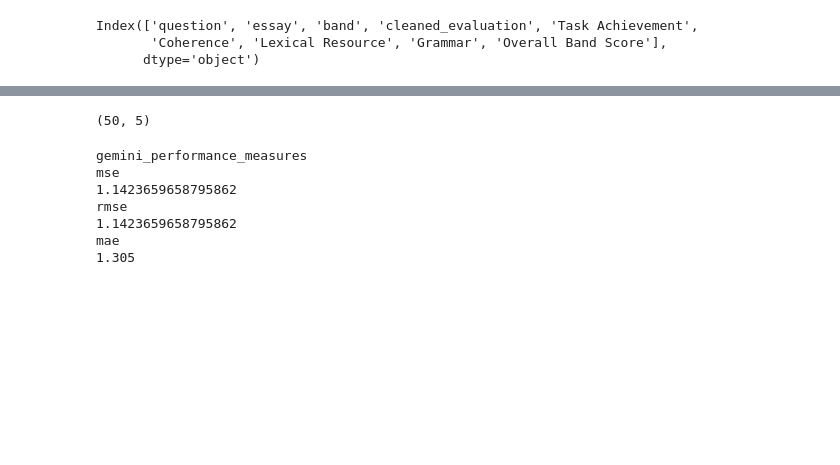
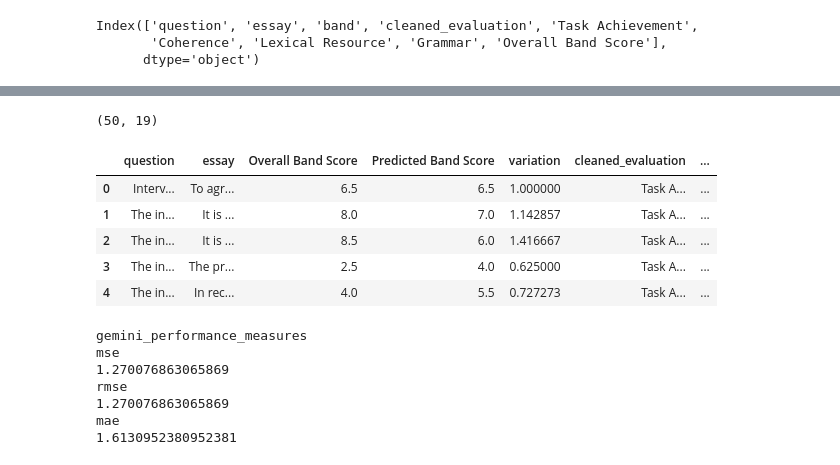
Before and after one commit to haydenkerr/INFT3039-Capstone1-GroupA-25, a Jupyter notebook: dataset_RAG/gemini_rag_dataset.ipynb, the cells around one changed output, grey strips where cells are left out. Saved outputs shown, nothing was run; the diff lists cells and outputs as text; code cells hidden in the pictures; blank space fills up the shorter version.

Commit message:
updated for similarity tests

```diff
--- a/dataset_RAG/gemini_rag_dataset.ipynb
+++ b/dataset_RAG/gemini_rag_dataset.ipynb
@@ -235,11 +236,33 @@ for _, row in df_test.iterrows():
     # print("Question: "+row['question']+ "\n")
     # print("Essay: "+row['essay']+ "\n")
     # print("Overall Score: "+str(row["Overall Band Score"])+ "\n")
-    # print("Predicted Band Score:", result["overall score"])
-    print("---------")
-    # add row as list of dictionaries
-    result_json = json.loads(result["graded_response"][8:-3])
-    new_row = (row['question'],row['essay'],float(row["Overall Band Score"]),result_json["overall score"],float(row["Overall Band Score"])/float(result_json["overall score"]))
+
+    print("---------"+str(processed_rows))
+
+    json_text = re.search(r"\{.*\}", result["graded_response"], re.DOTALL)
+    # print(json_text)
+    #  clean json_text to change all single quotes to double quotes
+    json_text = json_text.group() #.replace("'", '"')
+    #  convert string to json
+
+    if json_text:
+        result_json = json.loads(json_text)
+    else:
+        result_json = json.loads("{}")
+
+
+
+    # print(json.dumps(single_test_json, indent=4, sort_keys=True))
+    new_row = (row['question'],row['essay'],
+               float(row["Overall Band Score"]),result_json["overall_score"],
+               float(row["Overall Band Score"])/float(result_json["overall_score"]),
+               row["cleaned_evaluation"], result_json["overall_feedback"],
+               float(row["Task Achievement"]),result_json["task_achievement_score"],result_json["task_achievement_feedback"],
+               float(row["Coherence"]),result_json["coherence_score"],result_json["coherence_feedback"],
+               float(row["Grammar"]),result_json["grammar_score"],result_json["grammar_feedback"],
+               float(row["Lexical Resource"]),result_json["lexical_resource_score"],result_json["lexical_resource_feedback"]
+               )
+
     rag_results.append(new_row)
     processed_rows += 1
 # %% [output]
@@ -263,12 +288,25 @@ for _, row in df_test.iterrows():
 # %%
 
 # convert list of dictionaries to dataframe
-rag_results = pd.DataFrame(rag_results, columns = ['question','essay','Overall Band Score','Predicted Band Score','variation'])
+rag_results = pd.DataFrame(rag_results, columns = ['question','essay','Overall Band Score',
+                                                   'Predicted Band Score','variation',
+                                                   'cleaned_evaluation','Predicted Overall Feedback',
+                                                   'Task Achievement','Predicted Task Achievement','Predicted Task Achievement Feedback',
+                                                   'Coherence','Predicted Coherence','Predicted Coherence Feedback',
+                                                   'Grammar','Predicted Grammar','Predicted Grammar Feedback',
+                                                   'Lexical Resource','Predicted Lexical Resource','Predicted Lexical Resource Feedback'])
 
 
-rag_results.shape
+print(rag_results.shape) #42 rows, 5 columns
+rag_results.head() # display the first 5 rows
 # %% [output]
-(50, 5)
+(50, 19)
+|  | question | essay | Overall Band Score | Predicted Band Score | variation | cleaned_evaluation | ... |
+| 0 | Interv... | To agr... | 6.5 | 6.5 | 1.000000 | Task A... | ... |
+| 1 | The in... | It is ... | 8.0 | 7.0 | 1.142857 | Task A... | ... |
+| 2 | The in... | It is ... | 8.5 | 6.0 | 1.416667 | Task A... | ... |
+| 3 | The in... | The pr... | 2.5 | 4.0 | 0.625000 | Task A... | ... |
+| 4 | The in... | In rec... | 4.0 | 5.5 | 0.727273 | Task A... | ... |
 # %%
 # create measures of accuraacy for coninuous data
 
@@ -293,14 +331,11 @@ print(rmse)
 print("mae")
 mae = mean_squared_error(rag_results['Overall Band Score'], rag_results['Predicted Band Score'])
 print(mae)
-
-# save to excel file
-rag_results.to_excel("gemini_rag_results.xlsx")
 # %% [output]
 gemini_performance_measures
 mse
-1.1423659658795862
+1.270076863065869
 rmse
-1.1423659658795862
+1.270076863065869
 mae
-1.305
+1.6130952380952381
```
Also changed, not shown: parts of 15 cells of this notebook, 2 other files.
